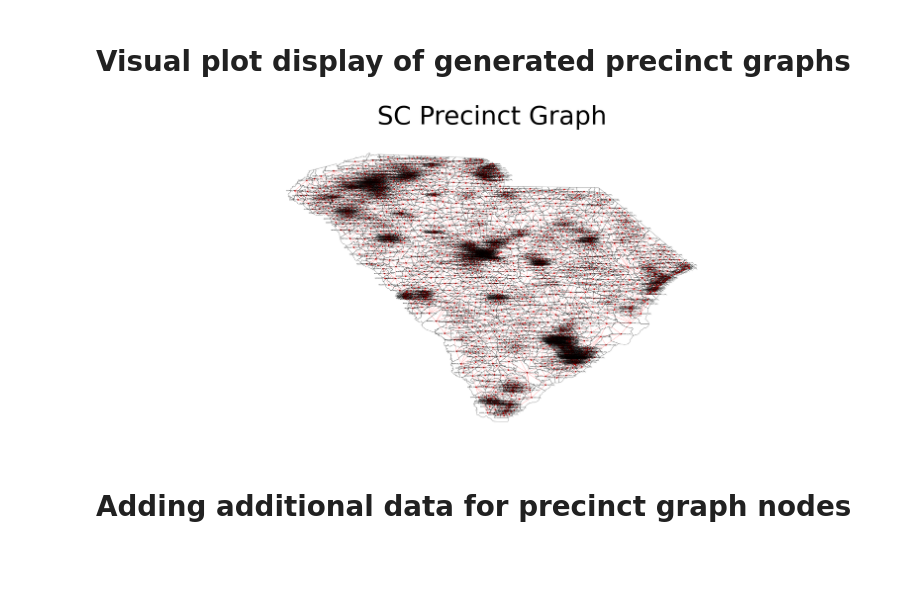
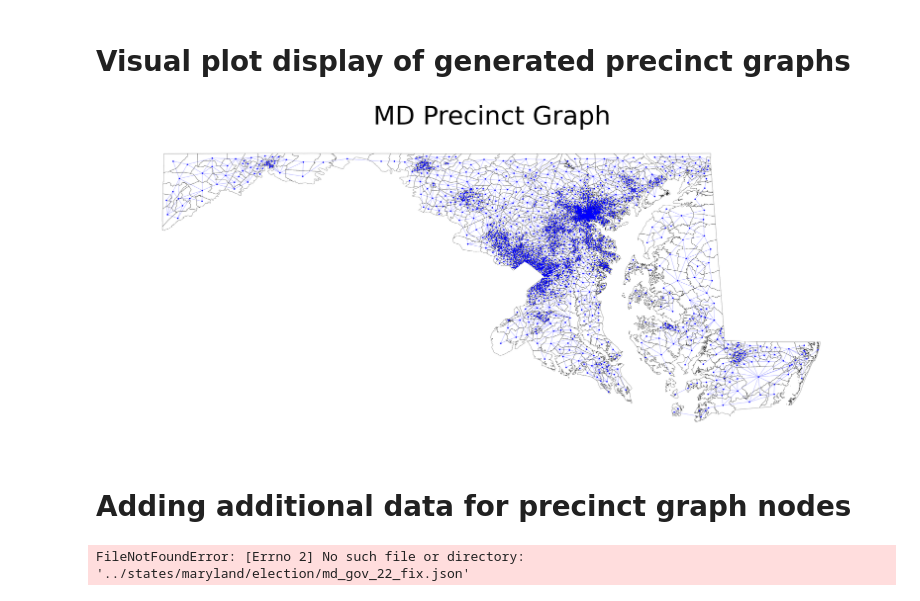
Before and after one commit to SBU-CSE-416/votifier, a Jupyter notebook: server/data/seawulf/preprocess_seawulf.ipynb, the cells around one changed output. Saved outputs shown, nothing was run; the diff lists cells and outputs as text; code cells hidden in the pictures; blank space fills up the shorter version.

```diff
--- a/server/data/seawulf/preprocess_seawulf.ipynb
+++ b/server/data/seawulf/preprocess_seawulf.ipynb
@@ -19,7 +19,7 @@ abbreviation_to_name = {
 }
 
 # Toggle to control which state you generate the graph for when you run these code blocks
-CHOSEN_STATE_TO_BE_GENERATED = "SC"
+CHOSEN_STATE_TO_BE_GENERATED = "MD"
 STATE_NAME = abbreviation_to_name[CHOSEN_STATE_TO_BE_GENERATED]
 # %% [markdown]
 #  Create the dual graph of the precincts using neighbor lists
@@ -76,11 +76,11 @@ with open(output_file_name, "w") as f:
 PLOT_TITLE = (CHOSEN_STATE_TO_BE_GENERATED + " Precinct Graph")
 
 DRAW_PRECINCT_NODES_AND_EDGES = True
-NODE_COLOR = "red"
+NODE_COLOR = "blue"
 NODE_SIZE = 18
-EDGE_COLOR = "red"
+EDGE_COLOR = "blue"
 EDGE_WIDTH = 0.4
-OUTPUT_WITH_NODE_LABELS = True
+OUTPUT_WITH_NODE_LABELS = False
 NODE_LABELS_FONT_SIZE = 5
 
 DRAW_PRECINCT_GEOMETRY = True
@@ -95,34 +95,34 @@ with open(graph_json_file_name, "r") as f:
 precinct_graph = json_graph.node_link_graph(graph_data)
 
 fig, ax = plt.subplots(figsize=(50,20))
 if DRAW_PRECINCT_GEOMETRY:
     for unique_precinct_id, geometry, _ in precincts:
         if isinstance(geometry, Polygon):
             x, y = geometry.exterior.xy
             ax.plot(x, y, color=PRECINCT_GEOMETRY_COLOR, linewidth=PRECINCT_GEOMETRY_LINE_WIDTH)
         elif isinstance(geometry, MultiPolygon):
             for polygon in geometry.geoms:
                 x, y = polygon.exterior.xy
                 ax.plot(x, y, color=PRECINCT_GEOMETRY_COLOR, linewidth=PRECINCT_GEOMETRY_LINE_WIDTH)
 if DRAW_PRECINCT_NODES_AND_EDGES:
     nx.draw(
         precinct_graph,
         pos=graph_positions,
         ax=ax,
         with_labels=OUTPUT_WITH_NODE_LABELS,
         node_size=NODE_SIZE,
         node_color=NODE_COLOR,
         font_size=NODE_LABELS_FONT_SIZE,
         edge_color=EDGE_COLOR,
         width=EDGE_WIDTH
     )
 ax.set_aspect('equal', adjustable='datalim')
 plot_label = PLOT_TITLE
 plt.title(label=plot_label, fontsize=90)
 plt.title
 plt.show()
 # %% [output]
-[figure, old version]
+[figure, new version]
 # %% [markdown]
 #  Adding additional data for precinct graph nodes
 # %%
@@ -135,8 +135,8 @@ precincts_geojson_file_path = STATES_FOLDER + STATE_NAME + GEODATA_FOLDER + STAT
 
 precincts_demographic_file_path = STATES_FOLDER + STATE_NAME + DEMOGRAPHIC_FOLDER + STATE_NAME + PRECINCTS_DEMOGRAPHIC_FILEPATH + JSON_FILE_EXTENSION
 precincts_economic_file_path = STATES_FOLDER + STATE_NAME + ECONOMIC_FOLDER + STATE_NAME + PRECINCTS_ECONOMIC_FILEPATH + JSON_FILE_EXTENSION
-precincts_election_file_path = STATES_FOLDER + STATE_NAME + ELECTION_FOLDER + CHOSEN_STATE_TO_BE_GENERATED + PRECINCTS_ELECTION_FILEPATH + JSON_FILE_EXTENSION
-# precincts_election_file_path = "md_gov_fix.json"
+# precincts_election_file_path = STATES_FOLDER + STATE_NAME + ELECTION_FOLDER + CHOSEN_STATE_TO_BE_GENERATED + PRECINCTS_ELECTION_FILEPATH + JSON_FILE_EXTENSION
+precincts_election_file_path = "../states/maryland/election/md_election_gov_22_fix.json"
 precincts_region_type_file_path = STATES_FOLDER + STATE_NAME + GEODATA_FOLDER + STATE_NAME + PRECINCTS_GEOJSON_REGION_TYPE_FILEPATH + JSON_FILE_EXTENSION
 
 with open(precincts_graph_file_path) as precinct_graph_file:
@@ -167,6 +167,14 @@ hispanic_pop_2022 = {}
 congressional_districts_2022 = {}
 total_households = {}
 average_household_incomes = {}
+
+household_income_0_35K = {}
+household_income_35K_60K = {}
+household_income_60K_100K = {}
+household_income_100K_125K = {}
+household_income_125K_150K = {}
+household_income_150K_MORE = {}
+
 votes_for_gov_total = {}
 votes_democratic = {}
 votes_republican = {}
@@ -195,6 +203,14 @@ for precinct in precinct_economic_data_json:
   eco_100K_125K = precinct[ECO_100K_125K_LABEL]
   eco_125K_150K = precinct[ECO_125K_150K_LABEL]
   eco_150K_MORE = precinct[ECO_150K_MORE_LABEL]
+
+  household_income_0_35K[precinct_id] = eco_0K_35K
+  household_income_35K_60K[precinct_id] = eco_35K_60K
+  household_income_60K_100K[precinct_id] = eco_60K_100K
+  household_income_100K_125K[precinct_id] = eco_100K_125K
+  household_income_125K_150K[precinct_id] = eco_125K_150K
+  household_income_150K_MORE[precinct_id] = eco_150K_MORE
+
   calculated_average_household_income_total = (17499 * eco_0K_35K) + (47499 * eco_35K_60K) + (79999 * eco_60K_100K) + (112499 * eco_100K_125K) + (137499 * eco_125K_150K) + (150000 * eco_150K_MORE)
   calculated_average_household_income = None
   if total_households_value <= 0:
@@ -223,6 +239,12 @@ for node, data in precinct_graph.nodes(data=True):
   data[HISPANIC_POP_LABEL] = hispanic_pop_2022[node]
   data[AVG_HOUSEHOLD_INCOME_LABEL] = average_household_incomes[node]
   data[TOTAL_HOUSEHOLDS_LABEL] = total_households[node]
+  data[ECO_0K_35K_LABEL] = household_income_0_35K[node]
+  data[ECO_35K_60K_LABEL] = household_income_35K_60K[node]
+  data[ECO_60K_100K_LABEL] = household_income_60K_100K[node]
+  data[ECO_100K_125K_LABEL] = household_income_100K_125K[node]
+  data[ECO_125K_150K_LABEL] = household_income_125K_150K[node]
+  data[ECO_150K_MORE_LABEL] = household_income_150K_MORE[node]
   data[TOTAL_GOV_VOTES_LABEL] = votes_for_gov_total[node]
   data[TOTAL_DEM_VOTES_LABEL] = votes_democratic[node]
   data[TOTAL_REP_VOTES_LABEL] = votes_republican[node]
@@ -230,6 +252,8 @@ for node, data in precinct_graph.nodes(data=True):
 updated_graph_data = json_graph.node_link_data(precinct_graph)
 with open(output_file_path, "w") as f:
     json.dump(updated_graph_data, f, indent=4)
+# %% [output]
+FileNotFoundError: [Errno 2] No such file or directory: '../states/maryland/election/md_gov_22_fix.json'
 # %%
 
 
```
Also changed, not shown: parts of 1 cell of this notebook, 15 other files.
